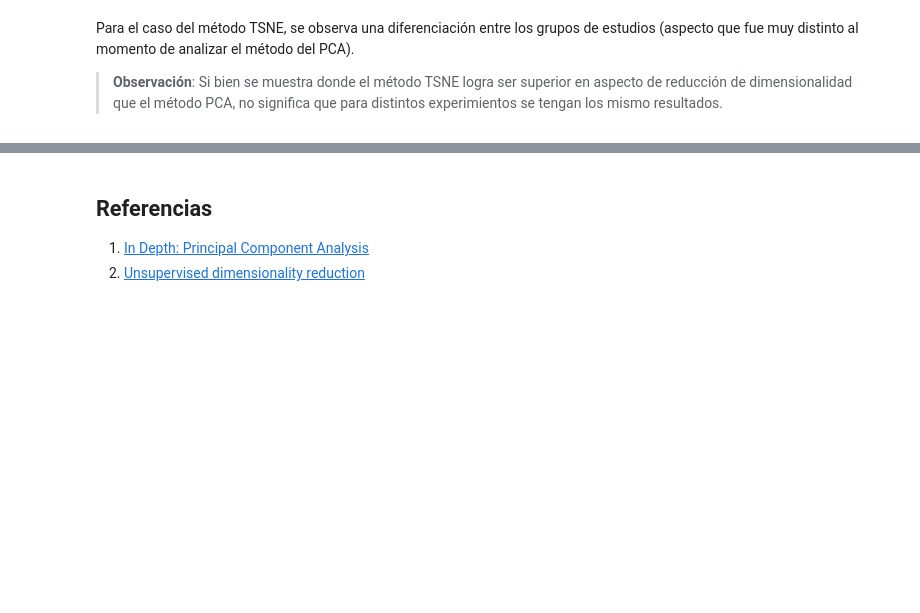
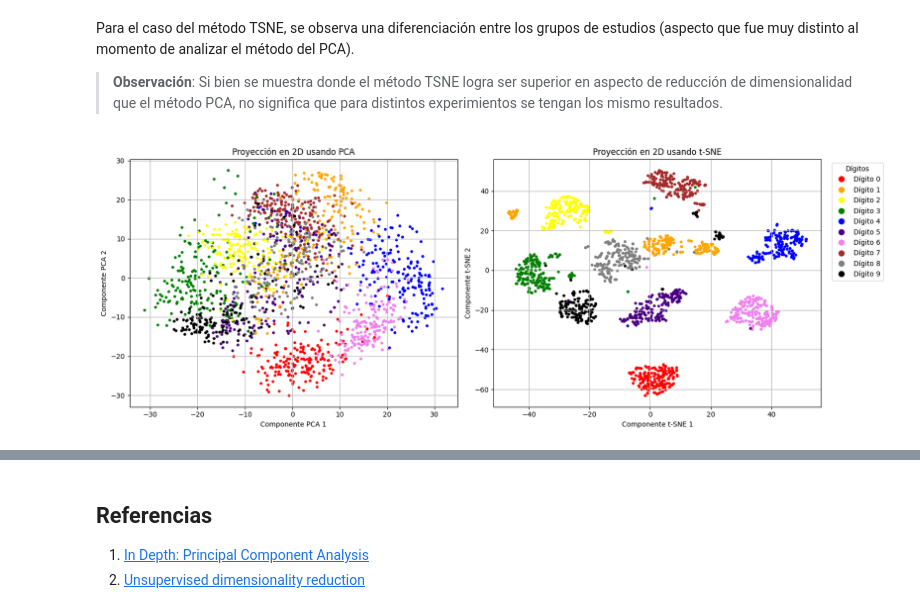
Before and after one commit to fralfaro/MAT281_2024, a Jupyter notebook: docs/lectures/machine_learning/ns_02.ipynb, the cells around one changed output, grey strips where cells are left out. Drawn from its saved outputs; the diff is of its cells as text; code cells hidden in the pictures; blank space fills up the shorter version.

```diff
--- a/docs/lectures/machine_learning/ns_02.ipynb
+++ b/docs/lectures/machine_learning/ns_02.ipynb
@@ -521,17 +69,0 @@ df_tsne['label'] = y
-# %%
-# Plot Digits t-SNE
-sns.set_context("notebook", font_scale=1.1)
-sns.set_style("ticks")
-
-sns.lmplot(x='_DIM_1_',
-           y='_DIM_2_',
-           data=df_tsne,
-           fit_reg=False,
-           legend=True,
-           height=9,
-           hue='label',
-           scatter_kws={"s":200, "alpha":0.3})
-
-plt.title('t-SNE Results: Digits', weight='bold').set_fontsize('14')
-plt.xlabel('Dimension 1', weight='bold').set_fontsize('10')
-plt.ylabel('Dimension 2', weight='bold').set_fontsize('10')
@@ -541,6 +229,59 @@ plt.ylabel('Dimension 2', weight='bold').set_fontsize('10')
 Para el caso del método TSNE, se observa una diferenciación entre los grupos de estudios (aspecto que fue muy distinto al momento de analizar el método del PCA).
 
 > **Observación**: Si bien se muestra donde el método TSNE logra ser superior en aspecto de reducción de dimensionalidad que el método PCA, no significa que para distintos experimientos se tengan los mismo resultados.
+# %%
+import pandas as pd
+import matplotlib.pyplot as plt
+from sklearn.datasets import load_digits
+from sklearn.manifold import TSNE
+from sklearn.decomposition import PCA
+import numpy as np
+from matplotlib.lines import Line2D
+
+
+# Cargar el conjunto de datos Digits
+digits = load_digits()
+df = pd.DataFrame(digits['data'])
+df['label'] = digits['target']
+
+# Aplicar PCA para reducir a 2 componentes
+pca = PCA(n_components=2)
+df['PCA1'], df['PCA2'] = pca.fit_transform(digits['data']).T
+
+# Aplicar t-SNE para reducir a 2 componentes
+tsne = TSNE(n_components=2, random_state=0)
+df['t-SNE1'], df['t-SNE2'] = tsne.fit_transform(digits['data']).T
+
+# Lista de colores manual
+colores = ['red', 'orange', 'yellow', 'green', 'blue', 'indigo', 'violet', 'brown', 'gray', 'black']
+
+# Visualización de PCA
+plt.figure(figsize=(16, 6))
+plt.subplot(1, 2, 1)
+scatter = plt.scatter(df['PCA1'], df['PCA2'], c=[colores[i] for i in df['label']], s=10)
+plt.title("Proyección en 2D usando PCA")
+plt.xlabel("Componente PCA 1")
+plt.ylabel("Componente PCA 2")
+plt.grid(True)
+
+# Visualización de t-SNE
+plt.subplot(1, 2, 2)
+scatter = plt.scatter(df['t-SNE1'], df['t-SNE2'], c=[colores[i] for i in df['label']], s=10)
+plt.title("Proyección en 2D usando t-SNE")
+plt.xlabel("Componente t-SNE 1")
+plt.ylabel("Componente t-SNE 2")
+plt.grid(True)
+
+# Crear leyenda
+leyenda = [Line2D([0], [0], marker='o', color='w', label=f'Dígito {i}', markerfacecolor=colores[i], markersize=10) for i in range(10)]
+
+plt.legend(handles=leyenda, loc='upper right', bbox_to_anchor=(1.2, 1), title='Dígitos')
+
+
+plt.tight_layout()
+plt.show()
+# %% [output]
+[figure, added]
 # %% [markdown]
 ## Otros métodos de reducción de dimensionalidad
 
```
Also changed, not shown: parts of 79 cells of this notebook.
